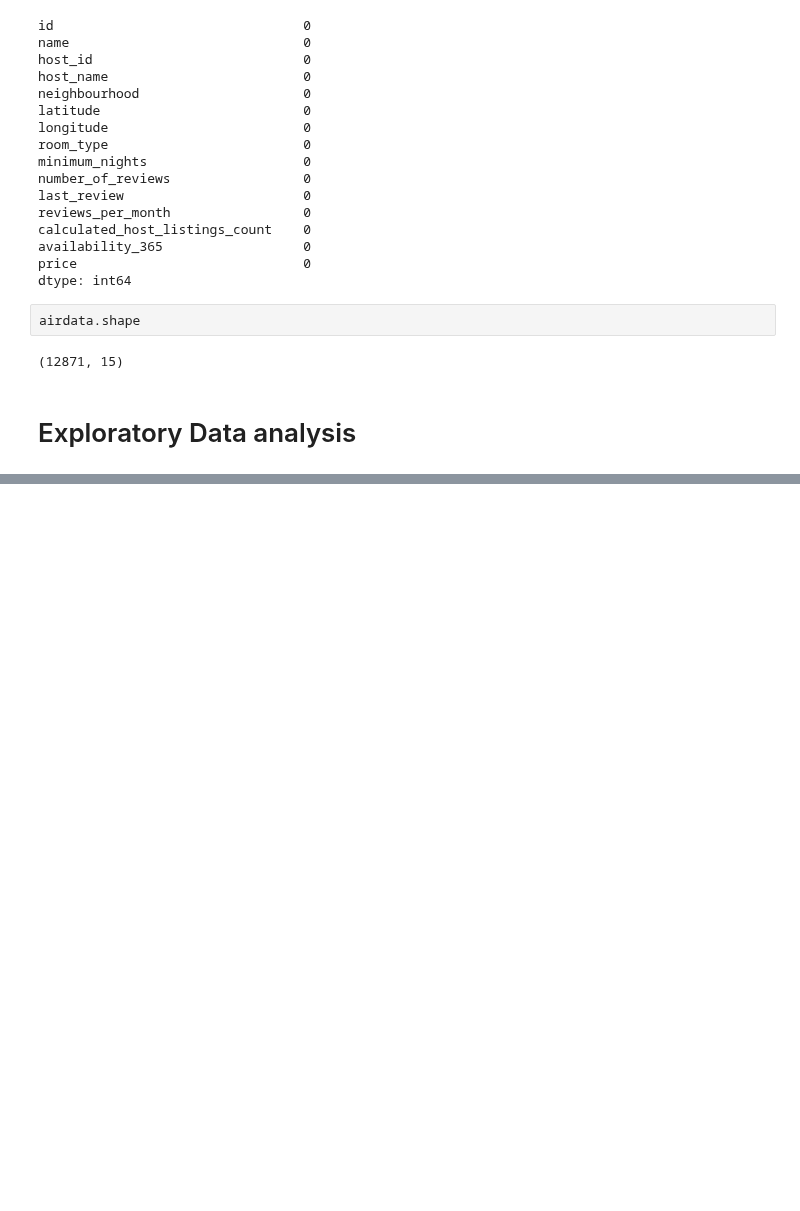
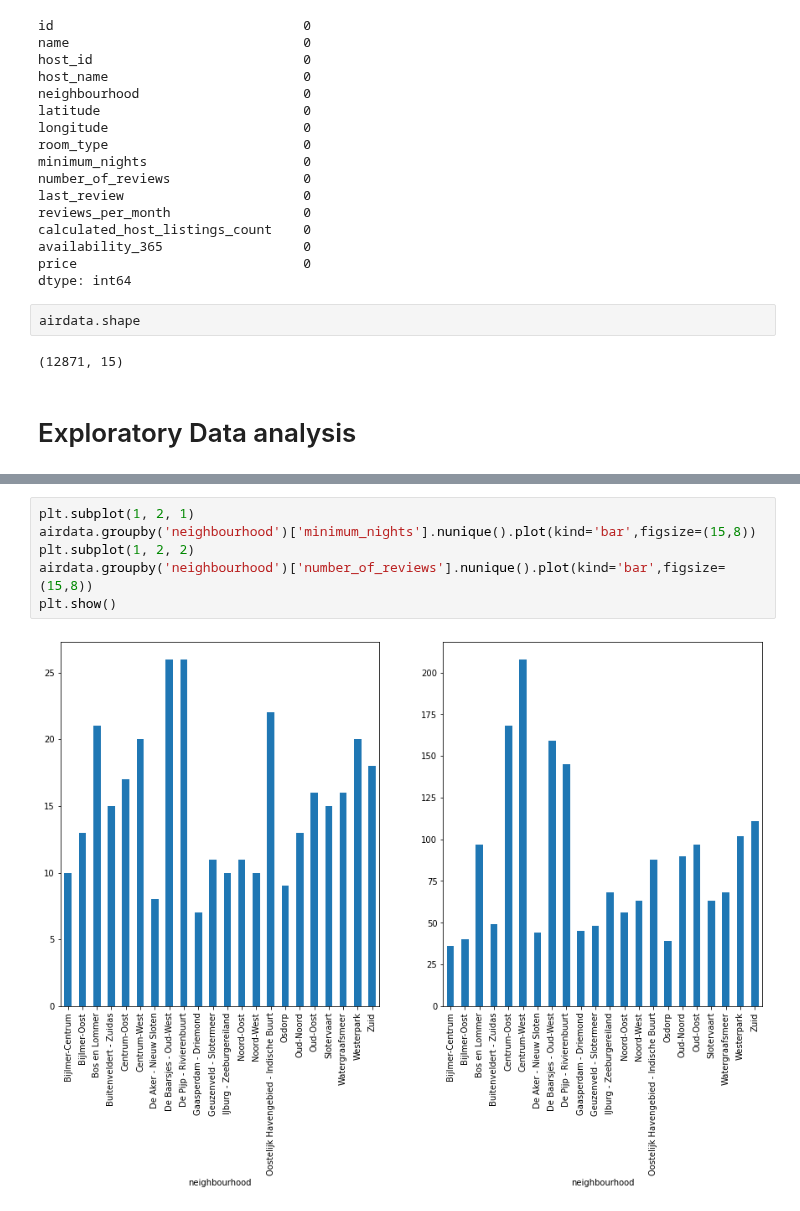
Before and after one commit to hpnightowl/Owlsbooks, a Jupyter notebook: airbnb.ipynb, the cells around one changed output, grey strips where cells are left out. Cells and saved outputs as stored; diff of their text form; blank space fills up the shorter version.

```diff
--- a/airbnb.ipynb
+++ b/airbnb.ipynb
@@ -147,0 +151,8 @@ airdata.corr()
+# %%
+plt.subplot(1, 2, 1)
+airdata.groupby('neighbourhood')['minimum_nights'].nunique().plot(kind='bar',figsize=(15,8))
+plt.subplot(1, 2, 2)
+airdata.groupby('neighbourhood')['number_of_reviews'].nunique().plot(kind='bar',figsize=(15,8))
+plt.show()
+# %% [output]
+[figure, added]
```
Also changed, not shown: parts of 9 cells of this notebook.
